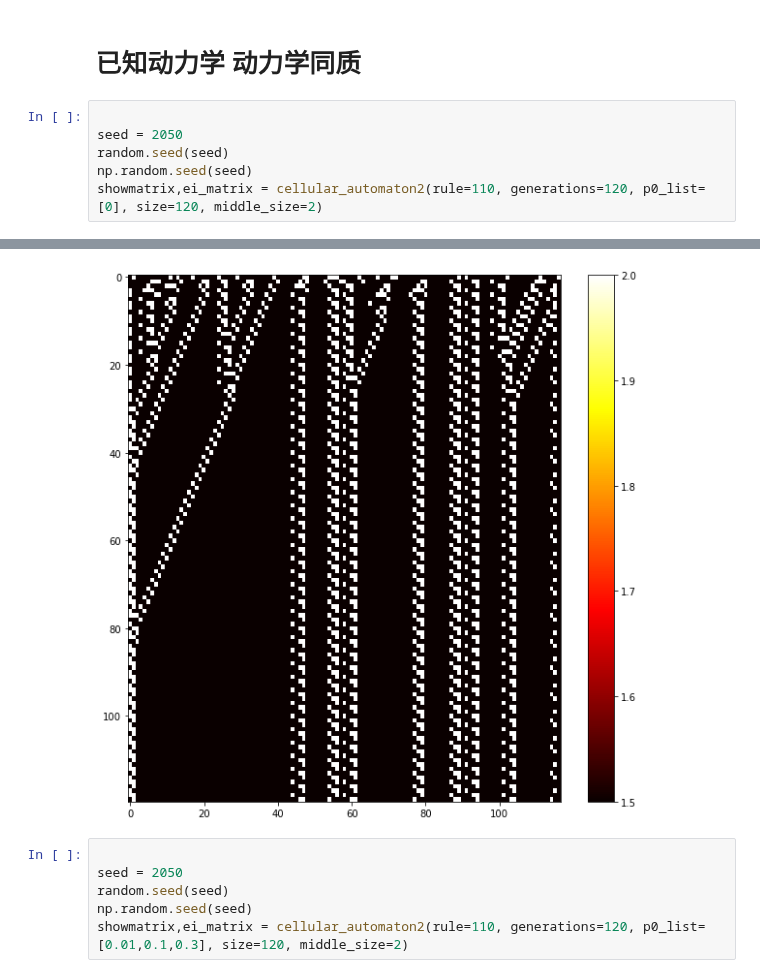
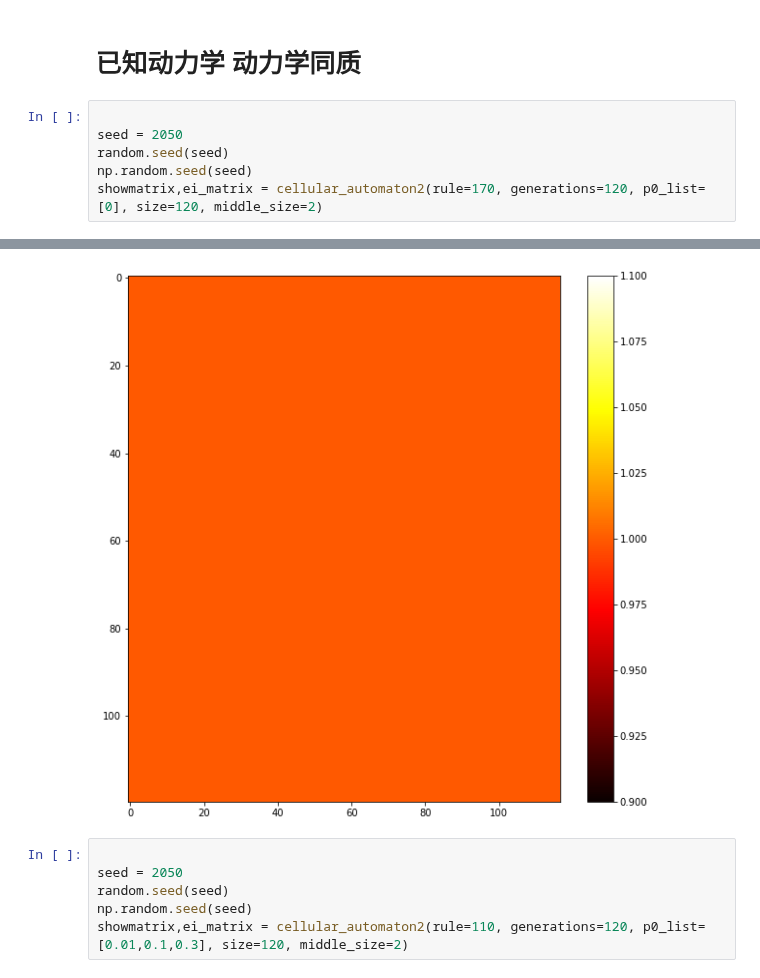
Before and after one commit to Lyn1216/Local-EI-project, a Jupyter notebook: exp/cellular automaton/local_ca.ipynb, the cells around one changed output, grey strips where cells are left out. Cells and saved outputs as stored; diff of their text form.

```diff
--- a/exp/cellular automaton/local_ca.ipynb
+++ b/exp/cellular automaton/local_ca.ipynb
@@ -146,5 +205,5 @@ cell_ei_list[250],cell_ei_list[108],cell_ei_list[90],cell_ei_list[110]
 seed = 2050
 random.seed(seed)
 np.random.seed(seed)
-showmatrix,ei_matrix = cellular_automaton2(rule=110, generations=120, p0_list=[0], size=120, middle_size=2)
+showmatrix,ei_matrix = cellular_automaton2(rule=170, generations=120, p0_list=[0], size=120, middle_size=2)
 # %% [output]
@@ -152,4 +211,4 @@ showmatrix,ei_matrix = cellular_automaton2(rule=110, generations=120, p0_list=[0
-[figure, old version]
+[figure, new version]
 # %%
 
 seed = 2050
```
Also changed, not shown: parts of 12 cells of this notebook, 3 other files.
